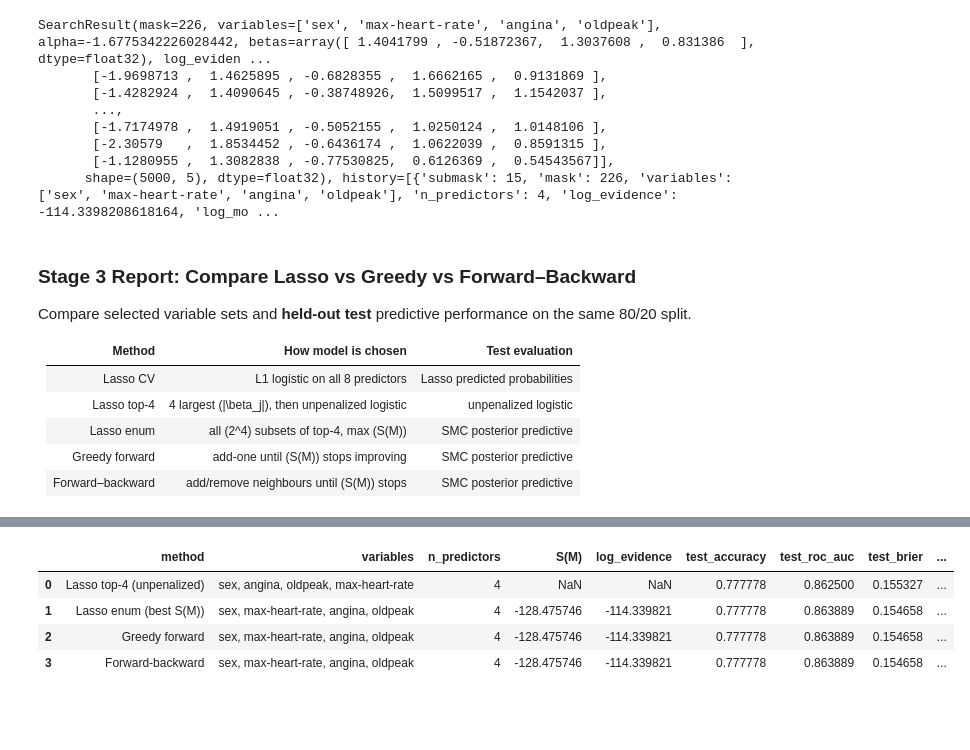
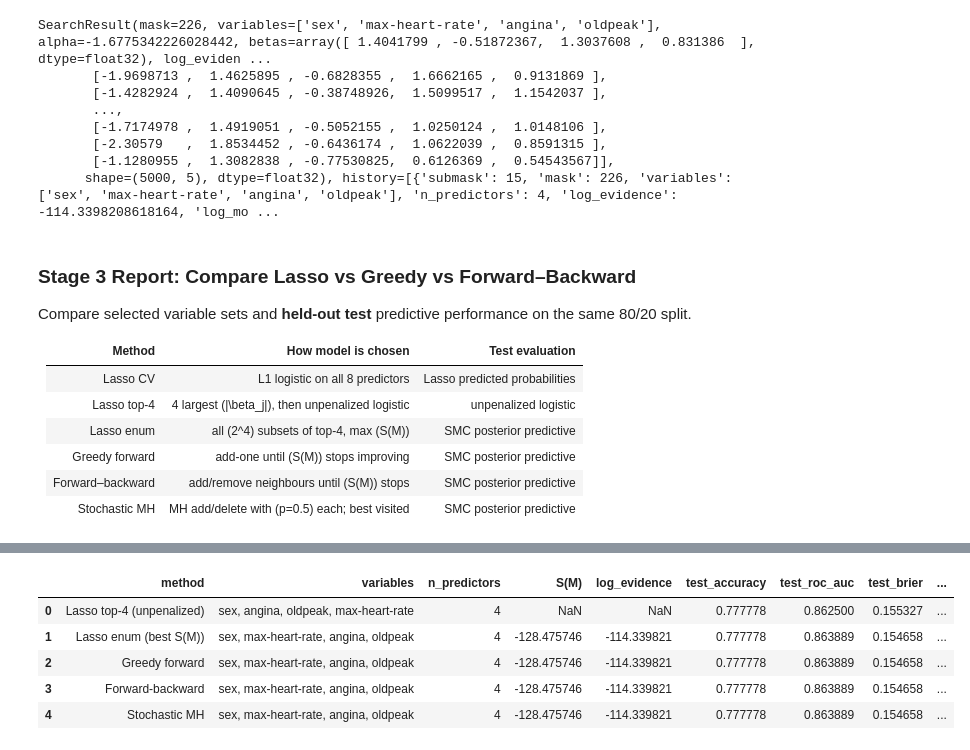
Before and after one commit to saobangmath/MiniProject-PhD-, a Jupyter notebook: MCMC/model-selection.ipynb, the cells around one changed output, grey strips where cells are left out. Cells and saved outputs as stored; diff of their text form; code cells hidden in the pictures; blank space fills up the shorter version.

Commit message:
add stochastic search

```diff
--- a/MCMC/model-selection.ipynb
+++ b/MCMC/model-selection.ipynb
@@ -1072,6 +1131,7 @@ Compare selected variable sets and **held-out test** predictive performance on t
 | Lasso enum | all \(2^4\) subsets of top-4, max \(S(M)\) | SMC posterior predictive |
 | Greedy forward | add-one until \(S(M)\) stops improving | SMC posterior predictive |
 | Forward–backward | add/remove neighbours until \(S(M)\) stops | SMC posterior predictive |
+| Stochastic MH | MH add/delete with \(p=0.5\) each; best visited | SMC posterior predictive |
 # %%
 import numpy as np
 import pandas as pd
@@ -1173,6 +1233,19 @@ rows.append(
     )
 )
 
+# 6) Stochastic MH search
+rows.append(
+    _row(
+        "Stochastic MH",
+        stochastic_result.variables,
+        stochastic_result.n_predictors,
+        score=stochastic_result.score,
+        log_evidence=stochastic_result.log_evidence,
+        metrics=_search_test_metrics(stochastic_result),
+        notes="MH add/delete p=0.5; return best visited",
+    )
+)
+
 stage3_compare_df = pd.DataFrame(rows)
 print("Stage 3 comparison (same train/test split)")
 print(
@@ -1211,15 +1285,16 @@ Lasso top-4 (unpenalized) sex, angina, oldpeak, max-heart-rate             4
 
 Best method by column
   S(M)             -> Lasso enum (best S(M))  (-128.4757)
   log_evidence     -> Lasso enum (best S(M))  (-114.3398)
   test_accuracy    -> Lasso top-4 (unpenalized)  (0.7778)
   test_roc_auc     -> Lasso enum (best S(M))  (0.8639)
 
 Lower is better: test_brier, test_log_loss
   test_brier       -> Lasso enum (best S(M))  (0.1547)
   test_log_loss    -> Lasso enum (best S(M))  (0.4765)
 |  | method | variables | n_predictors | S(M) | log_evidence | test_accuracy | test_roc_auc | test_brier | ... |
 | 0 | Lasso top-4 (unpenalized) | sex, angina, oldpeak, max-heart-rate | 4 | NaN | NaN | 0.777778 | 0.862500 | 0.155327 | ... |
 | 1 | Lasso enum (best S(M)) | sex, max-heart-rate, angina, oldpeak | 4 | -128.475746 | -114.339821 | 0.777778 | 0.863889 | 0.154658 | ... |
 | 2 | Greedy forward | sex, max-heart-rate, angina, oldpeak | 4 | -128.475746 | -114.339821 | 0.777778 | 0.863889 | 0.154658 | ... |
 | 3 | Forward-backward | sex, max-heart-rate, angina, oldpeak | 4 | -128.475746 | -114.339821 | 0.777778 | 0.863889 | 0.154658 | ... |
+| 4 | Stochastic MH | sex, max-heart-rate, angina, oldpeak | 4 | -128.475746 | -114.339821 | 0.777778 | 0.863889 | 0.154658 | ... |
```
Also changed, not shown: parts of 2 cells of this notebook, 1 other file.
